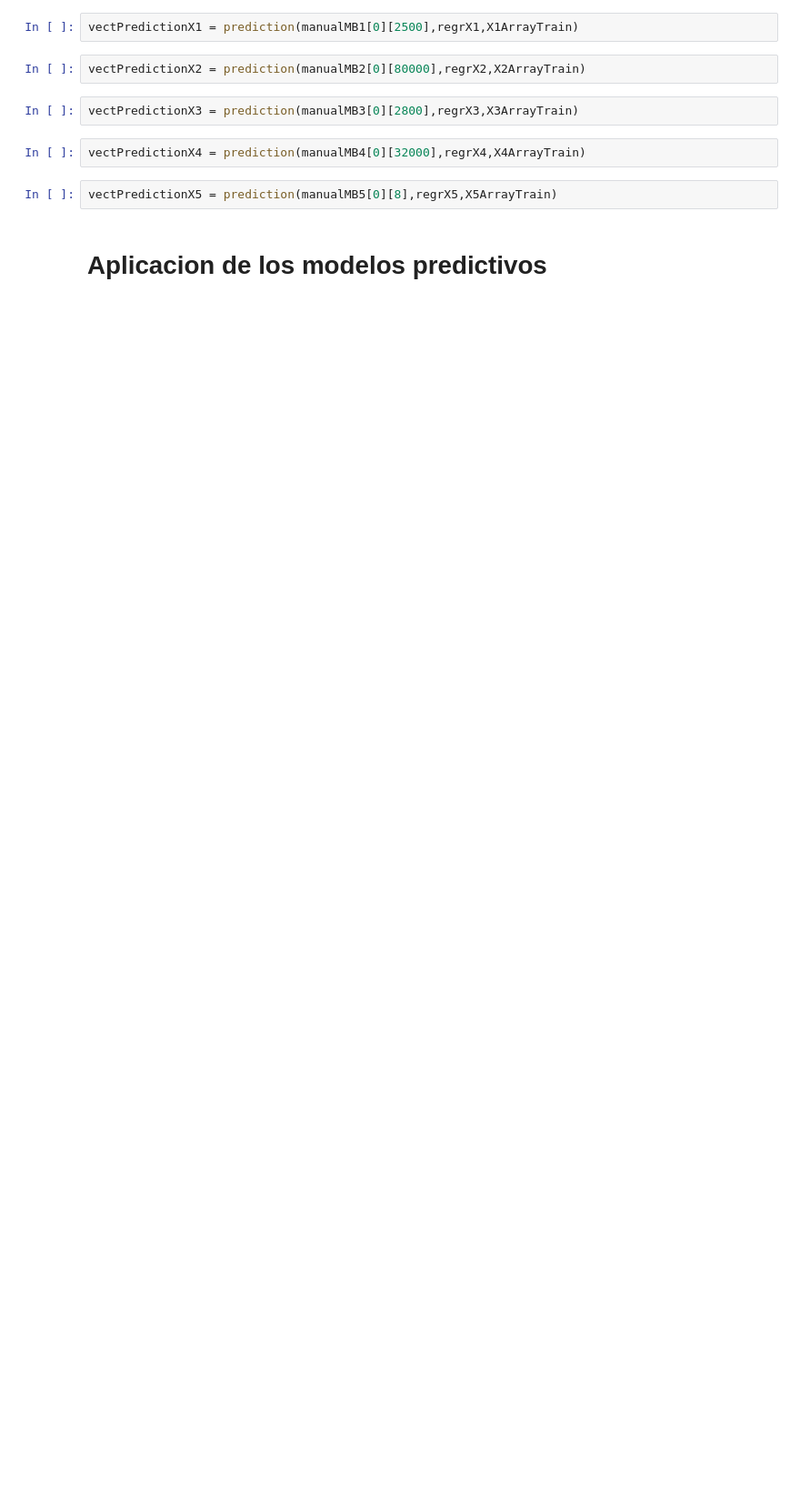
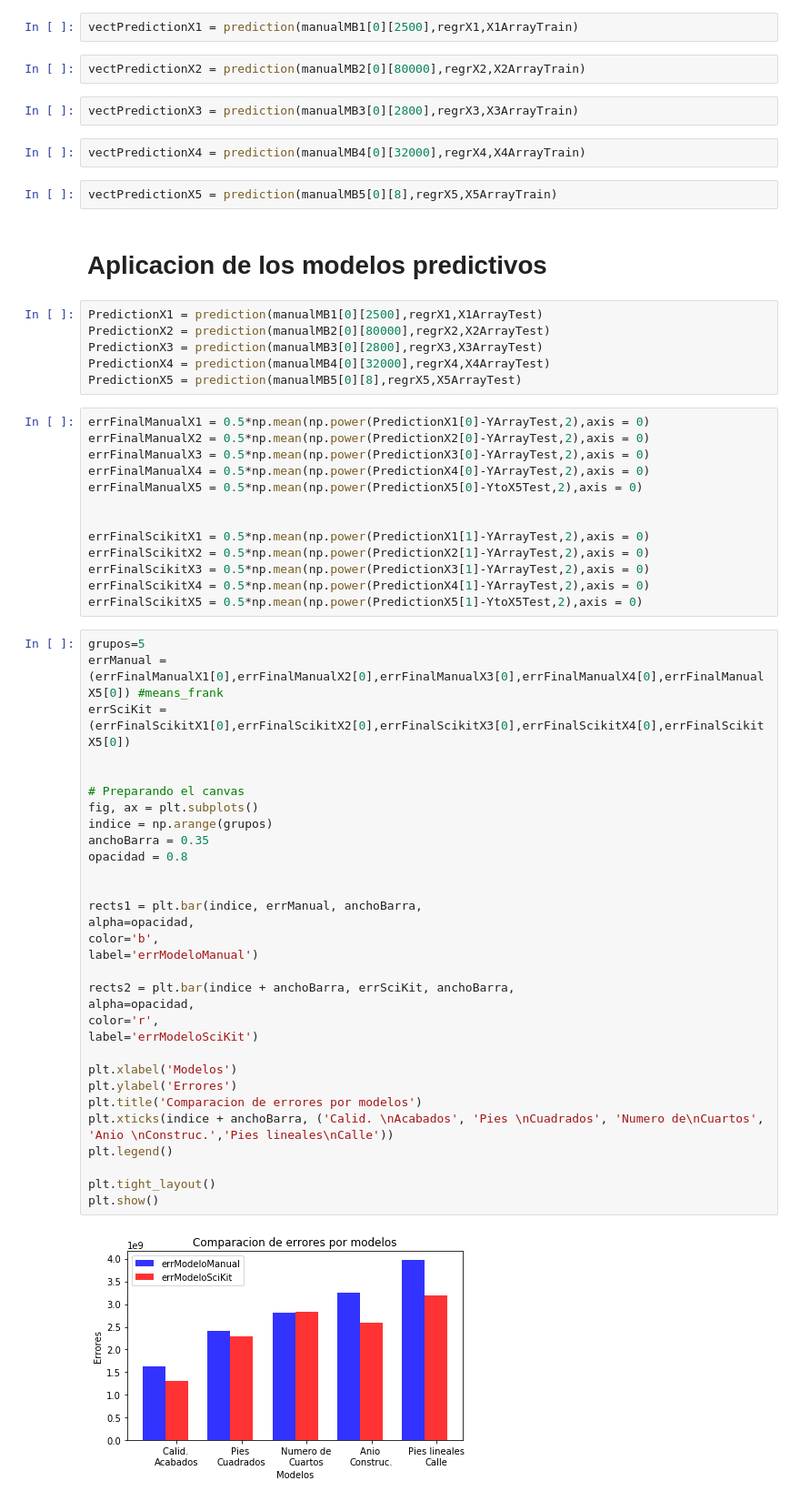
Before and after one commit to franmorales/DSGalileo, a Jupyter notebook: pyProject.ipynb, the cells around one changed output. Shown at 91% size. Drawn from its saved outputs; the diff is of its cells as text; blank space fills up the shorter version.

```diff
--- a/pyProject.ipynb
+++ b/pyProject.ipynb
@@ -532,3 +532,55 @@ vectPredictionX4 = prediction(manualMB4[0][32000],regrX4,X4ArrayTrain)
 vectPredictionX5 = prediction(manualMB5[0][8],regrX5,X5ArrayTrain)
 # %% [markdown]
 # Aplicacion de los modelos predictivos
+# %%
+PredictionX1 = prediction(manualMB1[0][2500],regrX1,X1ArrayTest)
+PredictionX2 = prediction(manualMB2[0][80000],regrX2,X2ArrayTest)
+PredictionX3 = prediction(manualMB3[0][2800],regrX3,X3ArrayTest)
+PredictionX4 = prediction(manualMB4[0][32000],regrX4,X4ArrayTest)
+PredictionX5 = prediction(manualMB5[0][8],regrX5,X5ArrayTest)
+# %%
+errFinalManualX1 = 0.5*np.mean(np.power(PredictionX1[0]-YArrayTest,2),axis = 0)
+errFinalManualX2 = 0.5*np.mean(np.power(PredictionX2[0]-YArrayTest,2),axis = 0)
+errFinalManualX3 = 0.5*np.mean(np.power(PredictionX3[0]-YArrayTest,2),axis = 0)
+errFinalManualX4 = 0.5*np.mean(np.power(PredictionX4[0]-YArrayTest,2),axis = 0)
+errFinalManualX5 = 0.5*np.mean(np.power(PredictionX5[0]-YtoX5Test,2),axis = 0)
+
+
+errFinalScikitX1 = 0.5*np.mean(np.power(PredictionX1[1]-YArrayTest,2),axis = 0)
+errFinalScikitX2 = 0.5*np.mean(np.power(PredictionX2[1]-YArrayTest,2),axis = 0)
+errFinalScikitX3 = 0.5*np.mean(np.power(PredictionX3[1]-YArrayTest,2),axis = 0)
+errFinalScikitX4 = 0.5*np.mean(np.power(PredictionX4[1]-YArrayTest,2),axis = 0)
+errFinalScikitX5 = 0.5*np.mean(np.power(PredictionX5[1]-YtoX5Test,2),axis = 0)
+# %%
+grupos=5
+errManual = (errFinalManualX1[0],errFinalManualX2[0],errFinalManualX3[0],errFinalManualX4[0],errFinalManualX5[0]) #means_frank
+errSciKit = (errFinalScikitX1[0],errFinalScikitX2[0],errFinalScikitX3[0],errFinalScikitX4[0],errFinalScikitX5[0])
+
+
+# Preparando el canvas
+fig, ax = plt.subplots()
+indice = np.arange(grupos)
+anchoBarra = 0.35
+opacidad = 0.8
+
+
+rects1 = plt.bar(indice, errManual, anchoBarra,
+alpha=opacidad,
+color='b',
+label='errModeloManual')
+
+rects2 = plt.bar(indice + anchoBarra, errSciKit, anchoBarra,
+alpha=opacidad,
+color='r',
+label='errModeloSciKit')
+
+plt.xlabel('Modelos')
+plt.ylabel('Errores')
+plt.title('Comparacion de errores por modelos')
+plt.xticks(indice + anchoBarra, ('Calid. \nAcabados', 'Pies \nCuadrados', 'Numero de\nCuartos', 'Anio \nConstruc.','Pies lineales\nCalle'))
+plt.legend()
+
+plt.tight_layout()
+plt.show()
+# %% [output]
+[figure, added]
```
Also changed, not shown: parts of 1 cell of this notebook.
